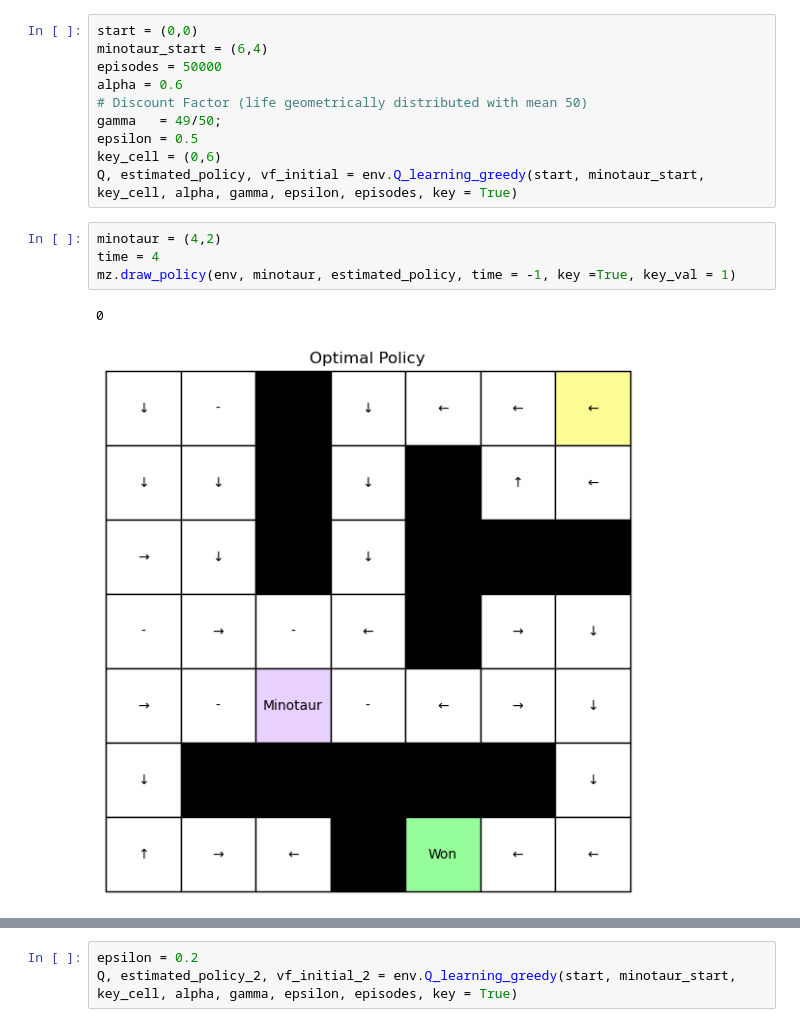
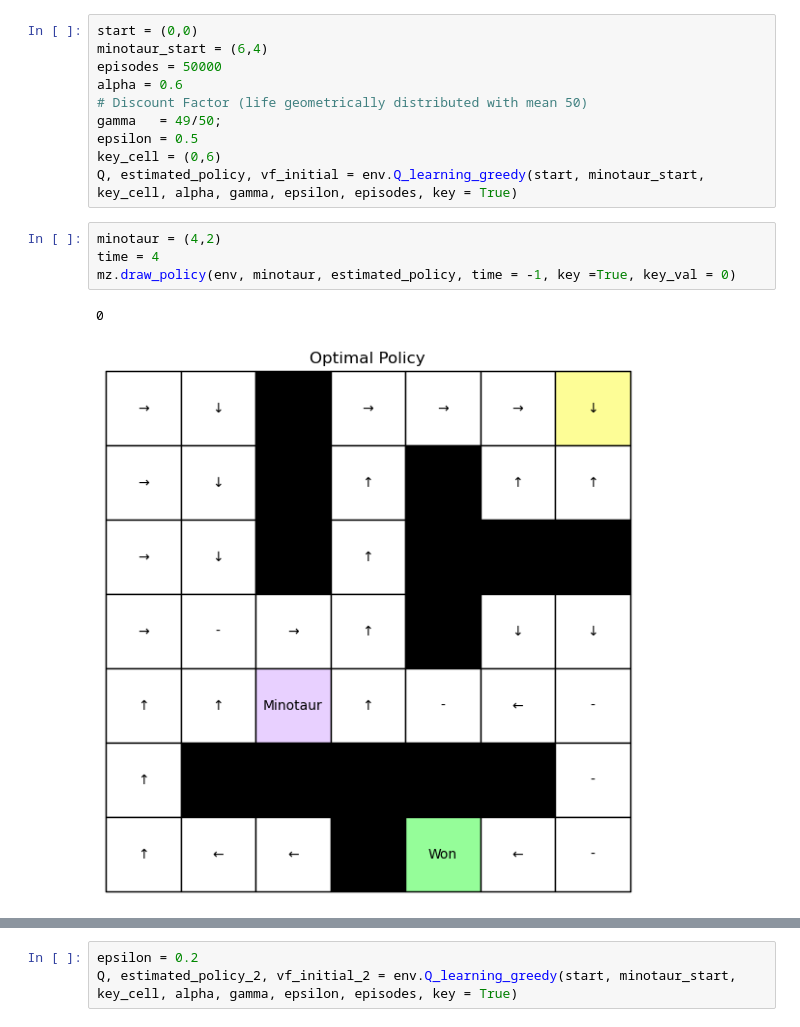
Before and after one commit to citrovin/reinforcement-learning, a Jupyter notebook: lab1/lab1.ipynb, the cells around one changed output, grey strips where cells are left out. Cells and saved outputs as stored; diff of their text form.

```diff
--- a/lab1/lab1.ipynb
+++ b/lab1/lab1.ipynb
@@ -278,7 +279,7 @@ Q, estimated_policy, vf_initial = env.Q_learning_greedy(start, minotaur_start, k
 # %%
 minotaur = (4,2)
 time = 4
-mz.draw_policy(env, minotaur, estimated_policy, time = -1, key =True, key_val = 1)
+mz.draw_policy(env, minotaur, estimated_policy, time = -1, key =True, key_val = 0)
 # %% [output]
 0
-[figure, old version]
+[figure, new version]
```
Also changed, not shown: parts of 13 cells of this notebook, 3 other files.
